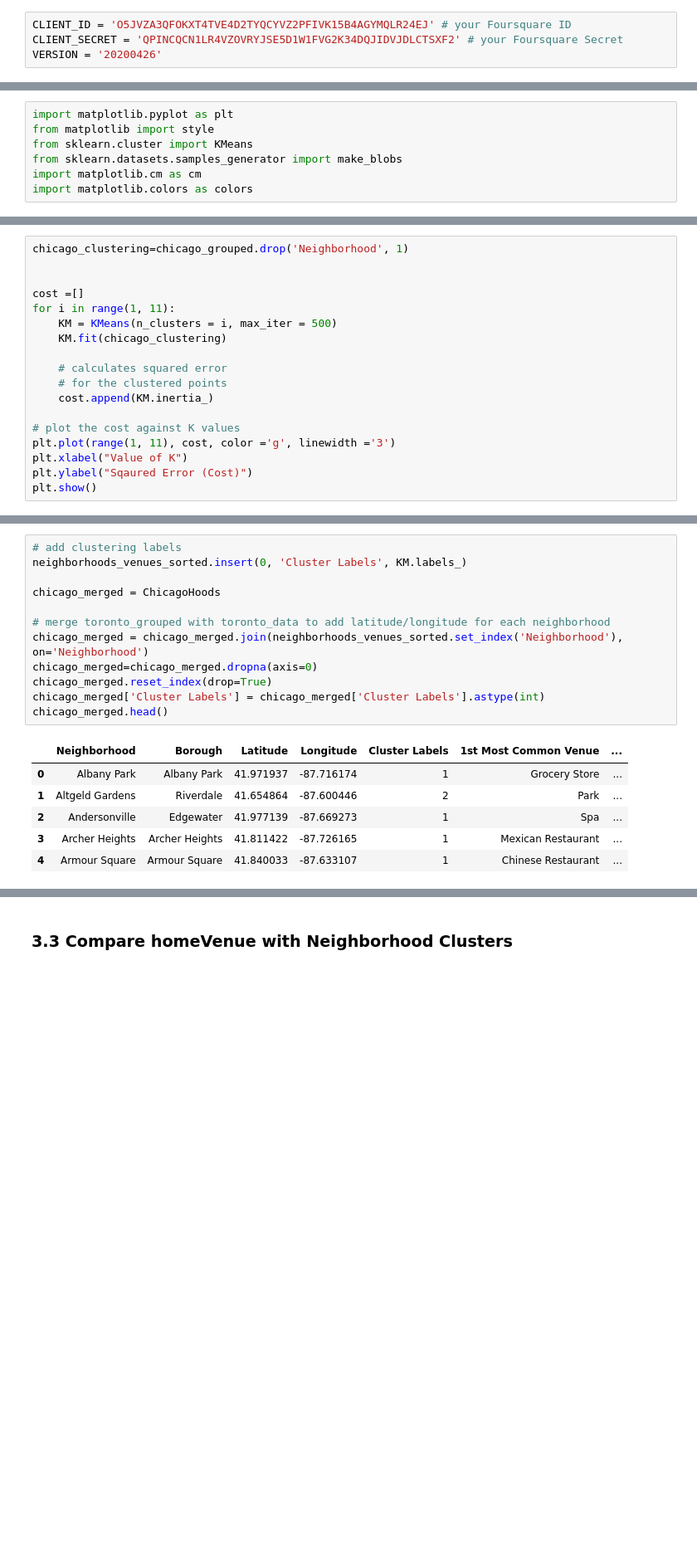
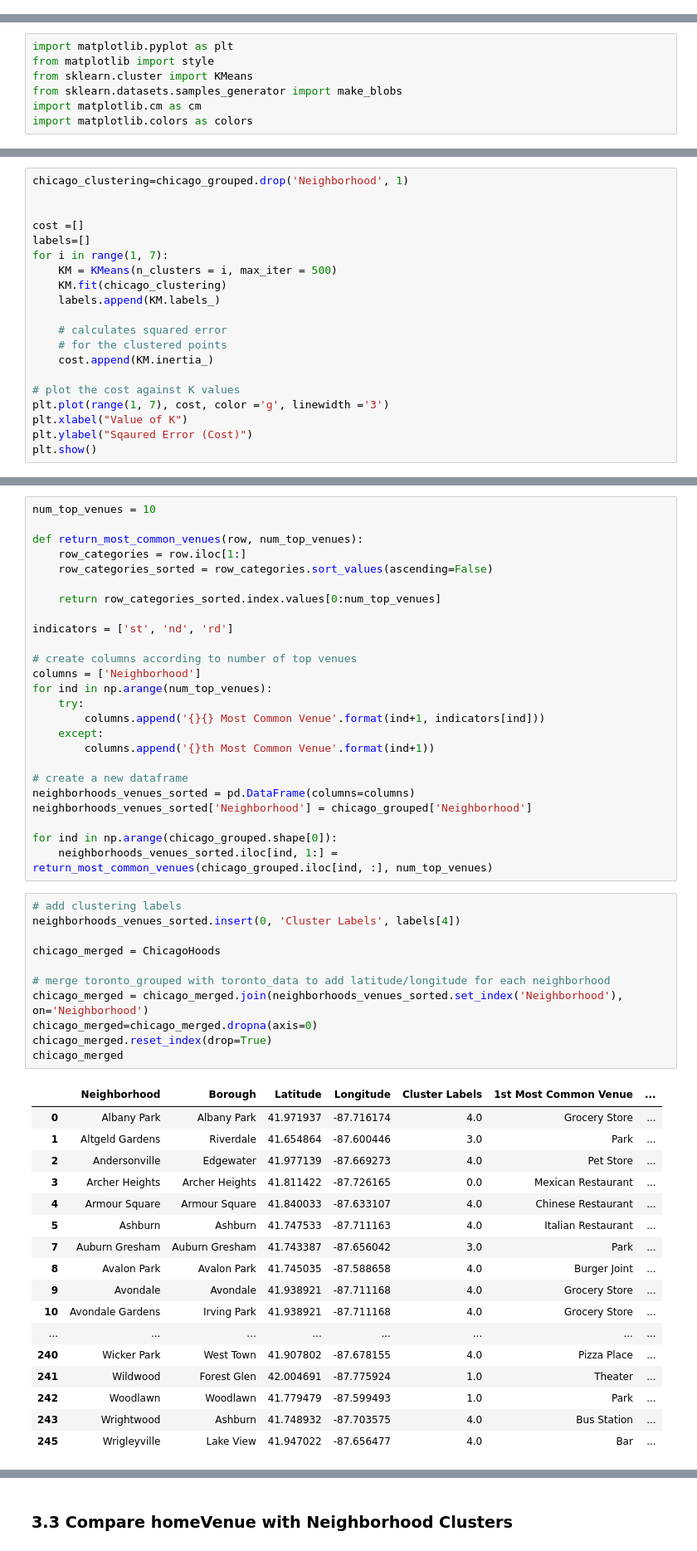
Before and after one commit to yinanwang9710/Coursera_Capstone, a Jupyter notebook: The Battle of Neighborhood.ipynb, the cells around one changed output, grey strips where cells are left out. Shown at 83% size. Saved outputs shown, nothing was run; the diff lists cells and outputs as text; blank space fills up the shorter version.

```diff
--- a/The Battle of Neighborhood.ipynb
+++ b/The Battle of Neighborhood.ipynb
@@ -46,7 +48,3 @@ python_abi-3.6       | 4 KB      | ##################################### | 100%
 Preparing transaction: done
 Verifying transaction: done
 Executing transaction: done
-# %%
-CLIENT_ID = 'O5JVZA3QFOKXT4TVE4D2TYQCYVZ2PFIVK15B4AGYMQLR24EJ' # your Foursquare ID
-CLIENT_SECRET = 'QPINCQCN1LR4VZOVRYJSE5D1W1FVG2K34DQJIDVJDLCTSXF2' # your Foursquare Secret
-VERSION = '20200426'
@@ -553,16 +541,18 @@ chicago_clustering=chicago_grouped.drop('Neighborhood', 1)
 
 
 cost =[]
-for i in range(1, 11):
+labels=[]
+for i in range(1, 7):
     KM = KMeans(n_clusters = i, max_iter = 500)
     KM.fit(chicago_clustering)
+    labels.append(KM.labels_)
 
     # calculates squared error
     # for the clustered points
     cost.append(KM.inertia_)
 
 # plot the cost against K values
-plt.plot(range(1, 11), cost, color ='g', linewidth ='3')
+plt.plot(range(1, 7), cost, color ='g', linewidth ='3')
 plt.xlabel("Value of K")
 plt.ylabel("Sqaured Error (Cost)")
 plt.show()
@@ -571,19 +561,54 @@ plt.show()
+# %%
+num_top_venues = 10
+
+def return_most_common_venues(row, num_top_venues):
+    row_categories = row.iloc[1:]
+    row_categories_sorted = row_categories.sort_values(ascending=False)
+
+    return row_categories_sorted.index.values[0:num_top_venues]
+
+indicators = ['st', 'nd', 'rd']
+
+# create columns according to number of top venues
+columns = ['Neighborhood']
+for ind in np.arange(num_top_venues):
+    try:
+        columns.append('{}{} Most Common Venue'.format(ind+1, indicators[ind]))
+    except:
+        columns.append('{}th Most Common Venue'.format(ind+1))
+
+# create a new dataframe
+neighborhoods_venues_sorted = pd.DataFrame(columns=columns)
+neighborhoods_venues_sorted['Neighborhood'] = chicago_grouped['Neighborhood']
+
+for ind in np.arange(chicago_grouped.shape[0]):
+    neighborhoods_venues_sorted.iloc[ind, 1:] = return_most_common_venues(chicago_grouped.iloc[ind, :], num_top_venues)
 # %%
 # add clustering labels
-neighborhoods_venues_sorted.insert(0, 'Cluster Labels', KM.labels_)
+neighborhoods_venues_sorted.insert(0, 'Cluster Labels', labels[4])
 
 chicago_merged = ChicagoHoods
 
 # merge toronto_grouped with toronto_data to add latitude/longitude for each neighborhood
 chicago_merged = chicago_merged.join(neighborhoods_venues_sorted.set_index('Neighborhood'), on='Neighborhood')
 chicago_merged=chicago_merged.dropna(axis=0)
 chicago_merged.reset_index(drop=True)
-chicago_merged['Cluster Labels'] = chicago_merged['Cluster Labels'].astype(int)
-chicago_merged.head()
+chicago_merged
 # %% [output]
 |  | Neighborhood | Borough | Latitude | Longitude | Cluster Labels | 1st Most Common Venue | ... |
-| 0 | Albany Park | Albany Park | 41.971937 | -87.716174 | 1 | Grocery Store | ... |
-| 1 | Altgeld Gardens | Riverdale | 41.654864 | -87.600446 | 2 | Park | ... |
-| 2 | Andersonville | Edgewater | 41.977139 | -87.669273 | 1 | Spa | ... |
-| 3 | Archer Heights | Archer Heights | 41.811422 | -87.726165 | 1 | Mexican Restaurant | ... |
-| 4 | Armour Square | Armour Square | 41.840033 | -87.633107 | 1 | Chinese Restaurant | ... |
+| 0 | Albany Park | Albany Park | 41.971937 | -87.716174 | 4.0 | Grocery Store | ... |
+| 1 | Altgeld Gardens | Riverdale | 41.654864 | -87.600446 | 3.0 | Park | ... |
+| 2 | Andersonville | Edgewater | 41.977139 | -87.669273 | 4.0 | Pet Store | ... |
+| 3 | Archer Heights | Archer Heights | 41.811422 | -87.726165 | 0.0 | Mexican Restaurant | ... |
+| 4 | Armour Square | Armour Square | 41.840033 | -87.633107 | 4.0 | Chinese Restaurant | ... |
+| 5 | Ashburn | Ashburn | 41.747533 | -87.711163 | 4.0 | Italian Restaurant | ... |
+| 7 | Auburn Gresham | Auburn Gresham | 41.743387 | -87.656042 | 3.0 | Park | ... |
+| 8 | Avalon Park | Avalon Park | 41.745035 | -87.588658 | 4.0 | Burger Joint | ... |
+| 9 | Avondale | Avondale | 41.938921 | -87.711168 | 4.0 | Grocery Store | ... |
+| 10 | Avondale Gardens | Irving Park | 41.938921 | -87.711168 | 4.0 | Grocery Store | ... |
+| ... | ... | ... | ... | ... | ... | ... | ... |
+| 240 | Wicker Park | West Town | 41.907802 | -87.678155 | 4.0 | Pizza Place | ... |
+| 241 | Wildwood | Forest Glen | 42.004691 | -87.775924 | 1.0 | Theater | ... |
+| 242 | Woodlawn | Woodlawn | 41.779479 | -87.599493 | 1.0 | Park | ... |
+| 243 | Wrightwood | Ashburn | 41.748932 | -87.703575 | 4.0 | Bus Station | ... |
+| 245 | Wrigleyville | Lake View | 41.947022 | -87.656477 | 4.0 | Bar | ... |
```
Also changed, not shown: parts of 43 cells of this notebook.
